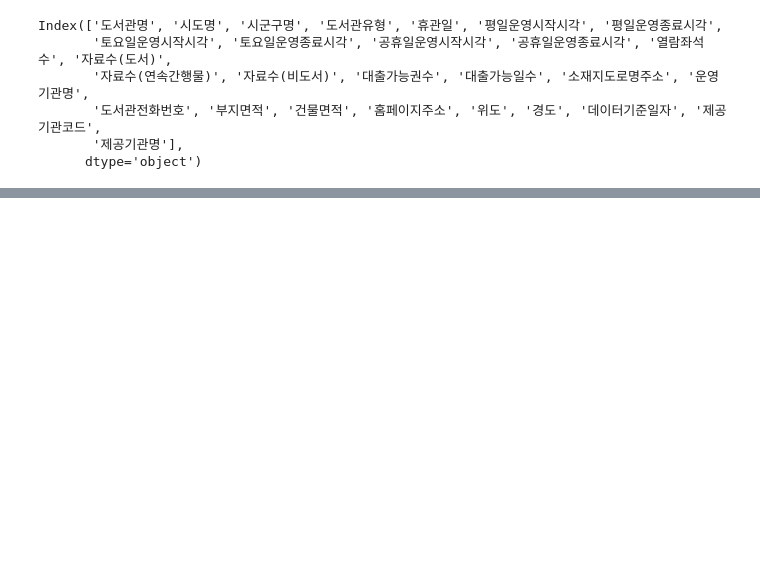
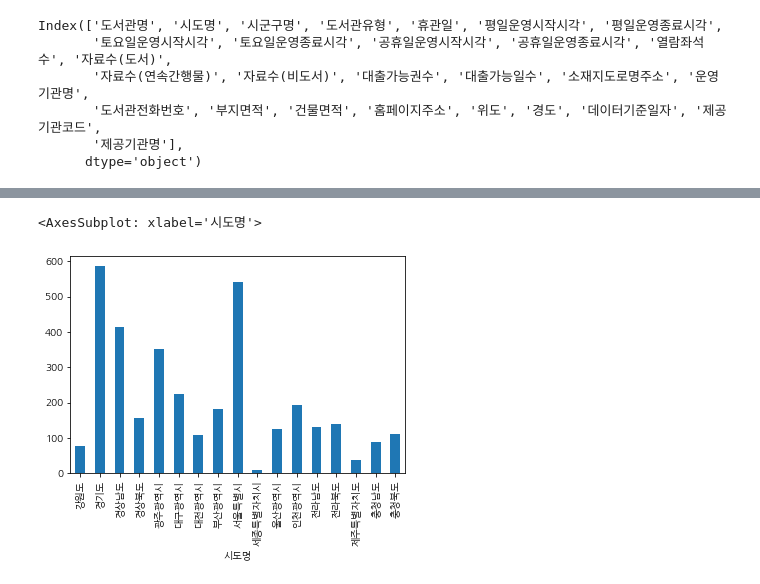
Before and after one commit to lee4339/BigDataStudy, a Jupyter notebook: AI-3/DAY07/DAY07-2.ipynb, the cells around one changed output, grey strips where cells are left out. Drawn from its saved outputs; the diff is of its cells as text; code cells hidden in the pictures; blank space fills up the shorter version.

```diff
--- a/AI-3/DAY07/DAY07-2.ipynb
+++ b/AI-3/DAY07/DAY07-2.ipynb
@@ -33,0 +63,5 @@ Name: 위도, Length: 3484, dtype: float64
+# %%
+g_data.iloc[:,1].plot(kind='bar')
+# %% [output]
+<AxesSubplot: xlabel='시도명'>
+[figure, added]
```
Also changed, not shown: parts of 4 cells of this notebook, 1 other file.
